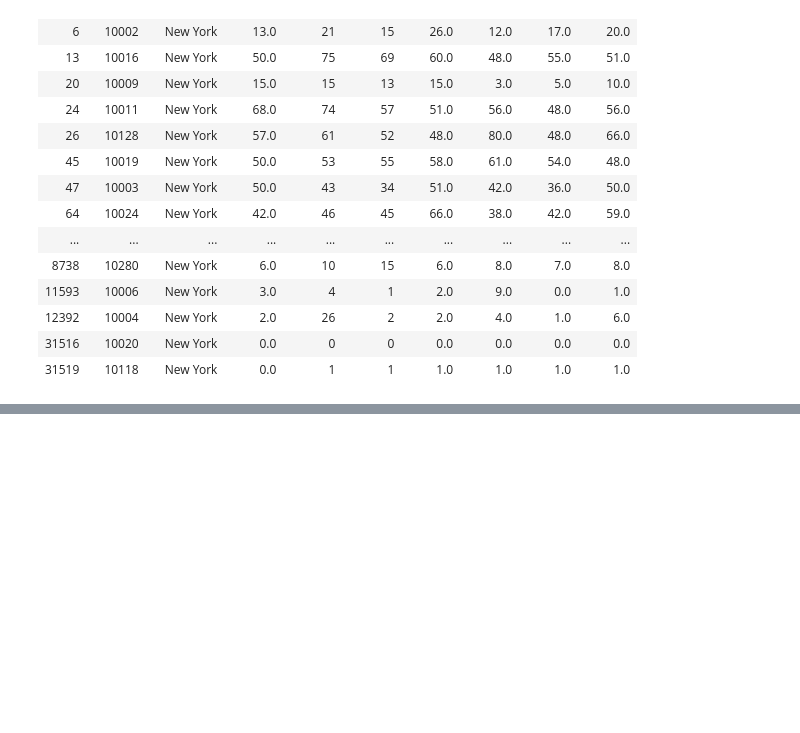
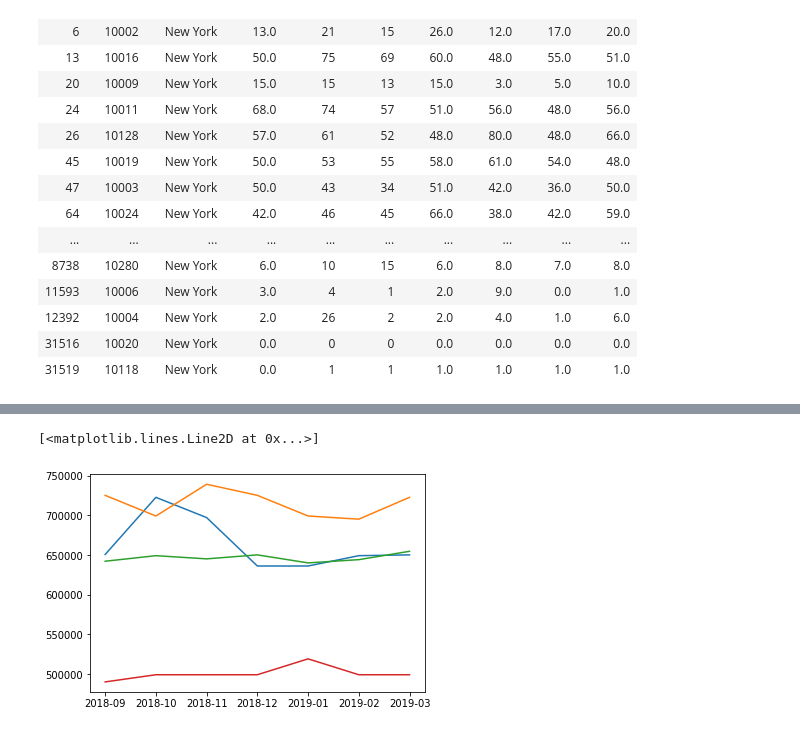
Before and after one commit to nate1mace/TheSuperGroup, a Jupyter notebook: Median Price & Count Dataframes.ipynb, the cells around one changed output, grey strips where cells are left out. Drawn from its saved outputs; the diff is of its cells as text; code cells hidden in the pictures; blank space fills up the shorter version.

```diff
--- a/Median Price & Count Dataframes.ipynb
+++ b/Median Price & Count Dataframes.ipynb
@@ -156,0 +167,16 @@ df_LTrain_saleprice.to_csv("Zillow Listings/df_LTrain_saleprice.csv",index=False
+# %%
+row_list = []
+dates = list(df_LTrain_saleprice.columns[2:9])
+
+for index,row in df_LTrain_saleprice.iterrows():
+    zipcode_list = [row[dates[0]] , row[dates[1]], row[dates[2]], row[dates[3]], row[dates[4]], row[dates[5]], row[dates[6]]]
+    row_list.append(zipcode_list)
+# for x in enumerate(row_list):
+#     plt.plot(dates,row_list[x])
+
+plt.plot(dates,row_list[0],row_list[1])
+plt.plot(dates,row_list[4])
+plt.plot(dates,row_list[5])
+# %% [output]
+[<matplotlib.lines.Line2D at 0x...>]
+[figure, added]
```
Also changed, not shown: parts of 2 cells of this notebook, 1 other file.
